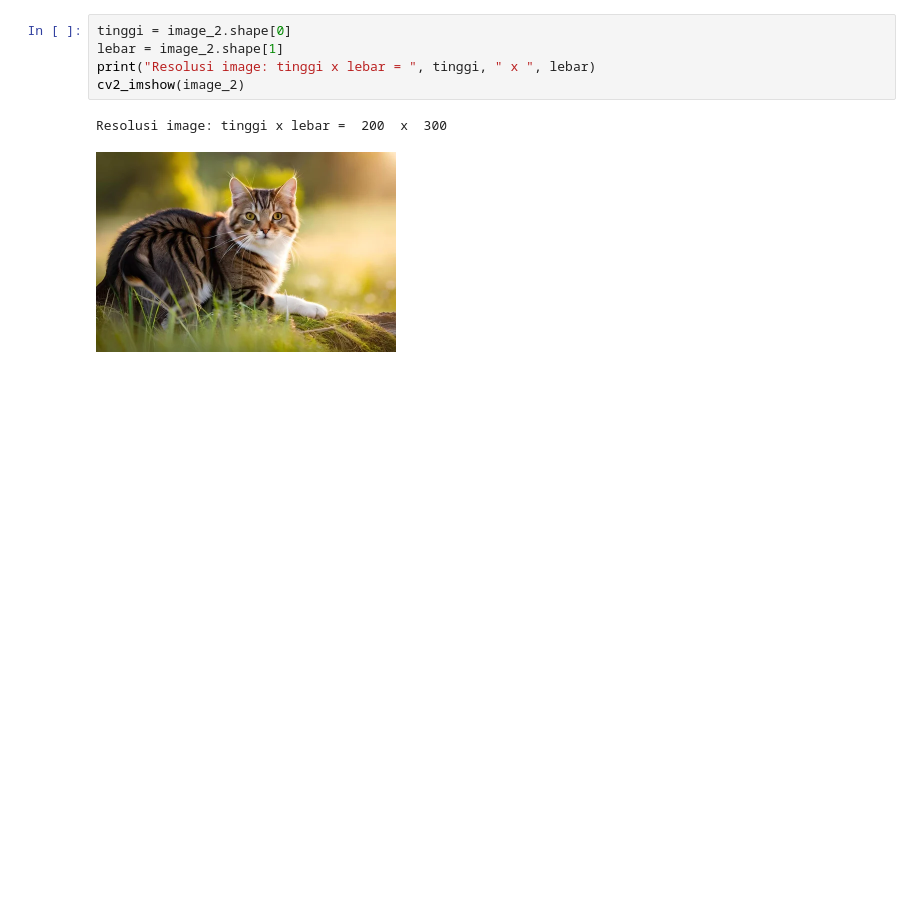
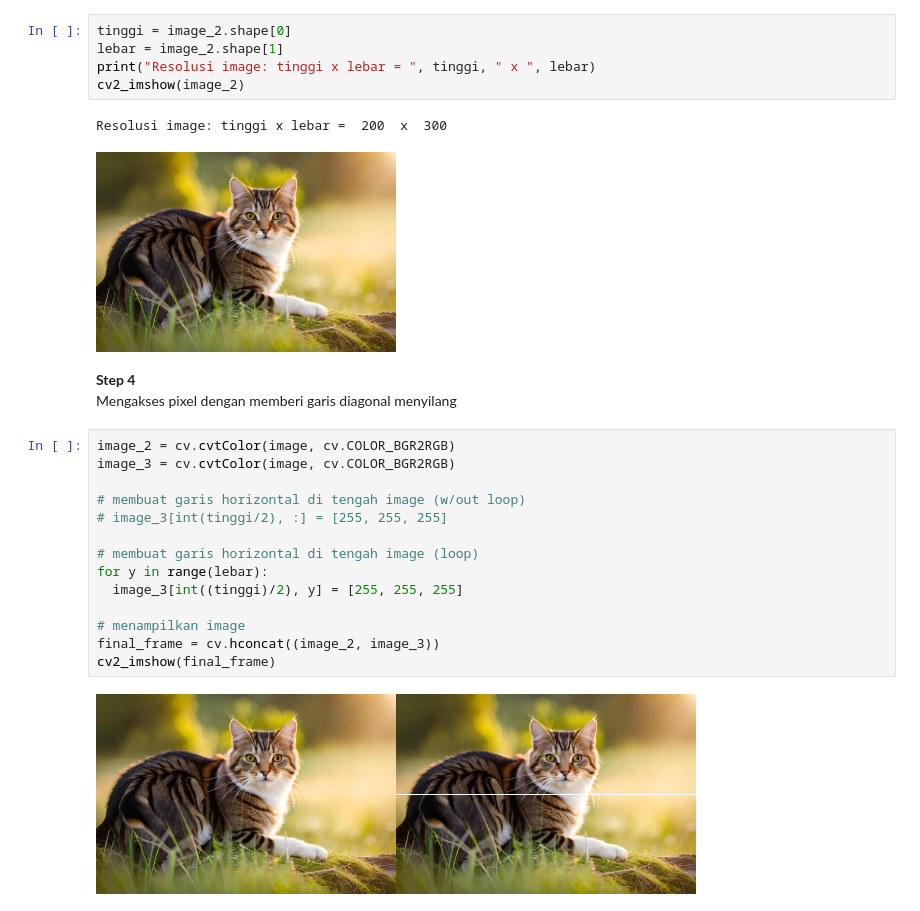
Before and after one commit to FanesabhirawaningSulistyo/PCVK_Ganjil_2024, a Jupyter notebook: Week1.ipynb, the cells around one changed output. Cells and saved outputs as stored; diff of their text form; blank space fills up the shorter version.

Commit message:
Step 4

```diff
--- a/Week1.ipynb
+++ b/Week1.ipynb
@@ -49,3 +49,22 @@ cv2_imshow(image_2)
 # %% [output]
 Resolusi image: tinggi x lebar =  200  x  300
 [figure]
+# %% [markdown]
+**Step 4**
+Mengakses pixel dengan memberi garis diagonal menyilang
+# %%
+image_2 = cv.cvtColor(image, cv.COLOR_BGR2RGB)
+image_3 = cv.cvtColor(image, cv.COLOR_BGR2RGB)
+
+# membuat garis horizontal di tengah image (w/out loop)
+# image_3[int(tinggi/2), :] = [255, 255, 255]
+
+# membuat garis horizontal di tengah image (loop)
+for y in range(lebar):
+  image_3[int((tinggi)/2), y] = [255, 255, 255]
+
+# menampilkan image
+final_frame = cv.hconcat((image_2, image_3))
+cv2_imshow(final_frame)
+# %% [output]
+[figure, added]
```
